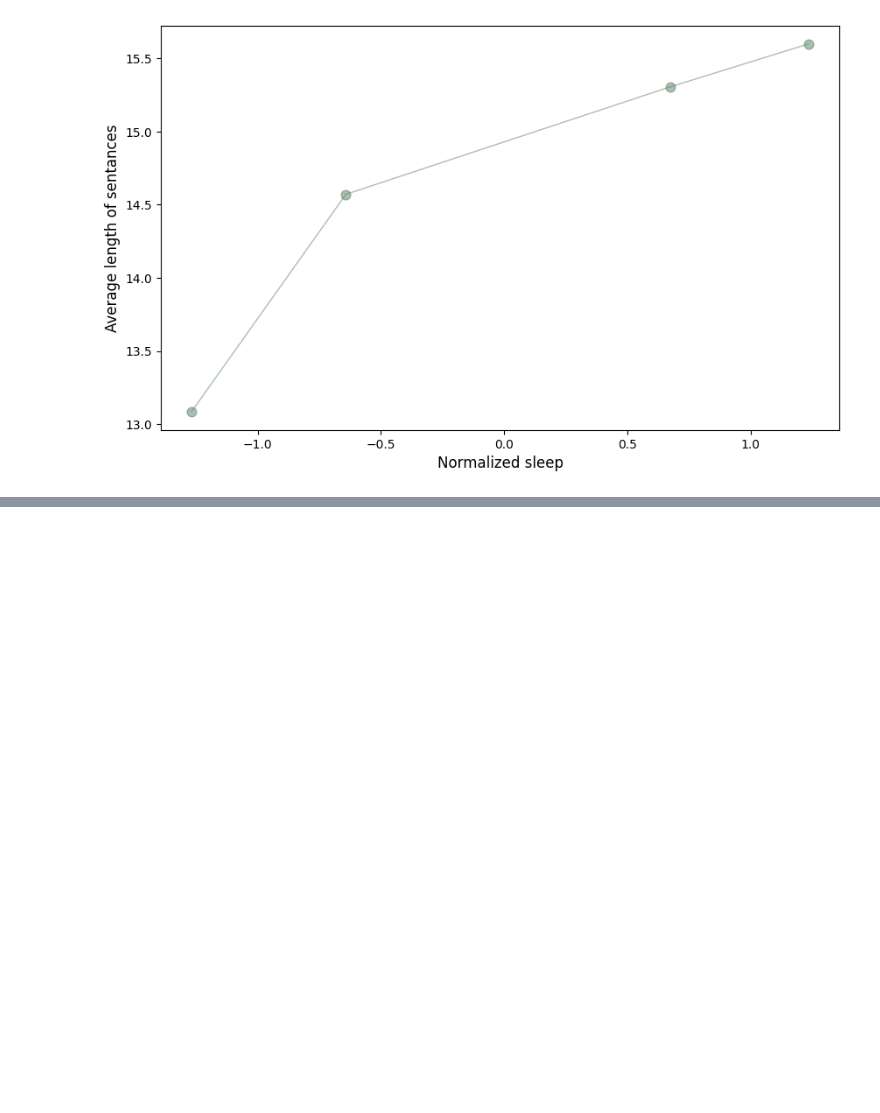
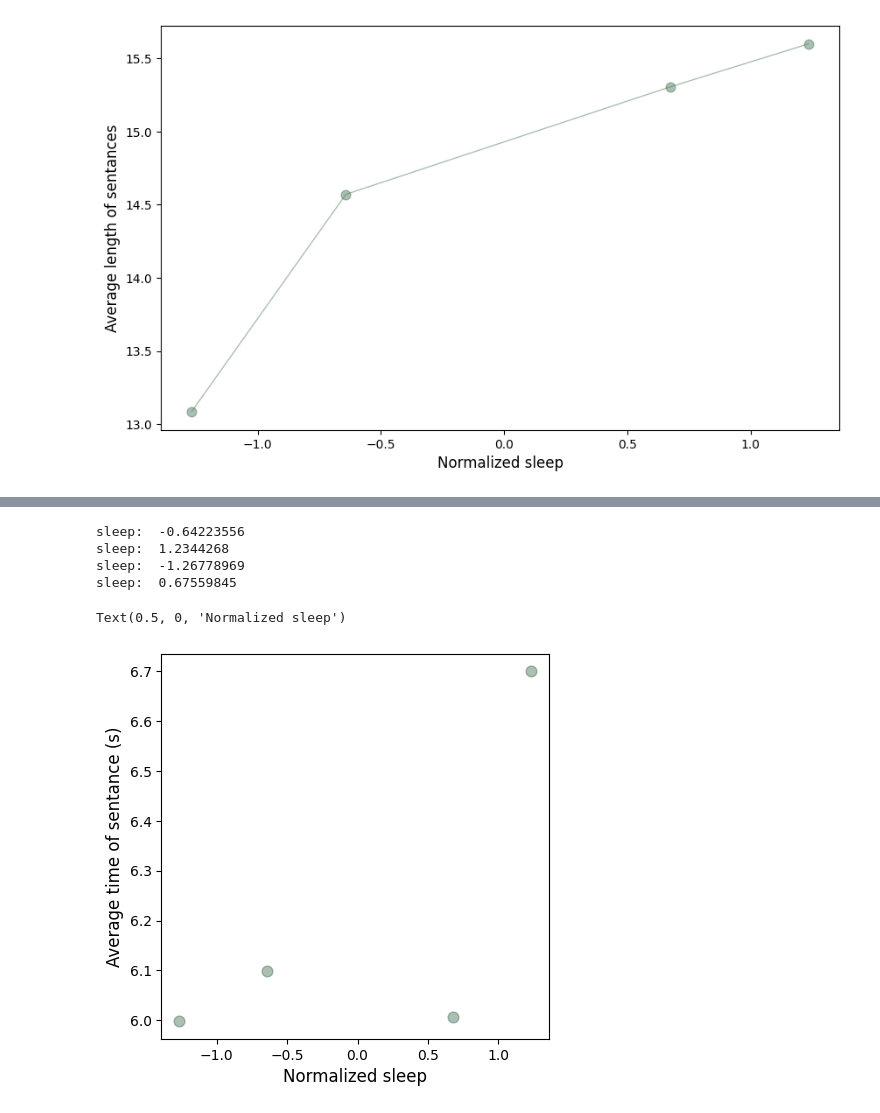
Before and after one commit to mattsmiths/DigitalEcology-1, a Jupyter notebook: week9/BIOL470_lecture_transcript.ipynb, the cells around one changed output, grey strips where cells are left out. Saved outputs shown, nothing was run; the diff lists cells and outputs as text; code cells hidden in the pictures; blank space fills up the shorter version.

```diff
--- a/week9/BIOL470_lecture_transcript.ipynb
+++ b/week9/BIOL470_lecture_transcript.ipynb
@@ -248,0 +253,10 @@ Text(0.01668144499999996, 14.066578748651564, 'p=0.062')
+# %%
+ll = [-0.64223556,1.2344268,  -1.26778969,  0.67559845]
+kk = ['/content/biol470/week9/Lecture_3_recording_Jan28.txt',
+ '/content/biol470/week9/Activity_5_recording_Feb13.txt',
+ '/content/biol470/week9/Lecture_5_recording_Feb11.txt',
+ '/content/biol470/week9/Lecture 4_recording_Feb4.txt']
+
+sKey = {}
+for ind,i in enumerate(kk):
+  sKey[i] = ll[ind]
@@ -248,0 +291,39 @@ Text(0.01668144499999996, 14.066578748651564, 'p=0.062')
+# %%
+import glob
+ffs = glob.glob('/content/biol470/week9/*.txt')
+sf = []
+xs = []
+for f1 in ffs:
+  in1 = open(f1,'r')
+  out = in1.readlines()
+  in1.close()
+
+
+  wordB = []
+  for line in out:
+    if ':' in line:
+      ss = line.split(" ")
+      ss1 = ss[0].split(',')[0]
+      t1 = datetime.datetime.strptime(ss1,'%H:%M:%S')
+      ss2 = ss[2].split(',')[0]
+      t2 = datetime.datetime.strptime(ss2,'%H:%M:%S')
+      out = t2-t1
+      wordB.append(out.seconds)
+
+  sf.append(np.nanmean(wordB))
+  xs.append(sKey[f1])
+  print('sleep: ',sKey[f1])
+  #print(list(np.array(list(wordB.keys()))[ind]))
+# %% [output]
+sleep:  -0.64223556
+sleep:  1.2344268
+sleep:  -1.26778969
+sleep:  0.67559845
+# %%
+plt.figure(figsize=(5,5))
+plt.scatter(xs,sf,s=60,color=(0.35,0.5,0.4,0.5))
+plt.ylabel('Average time of sentance (s)',fontsize=12)
+plt.xlabel('Normalized sleep',fontsize=12)
+# %% [output]
+Text(0.5, 0, 'Normalized sleep')
+[figure, added]
```
Also changed, not shown: parts of 7 cells of this notebook.
